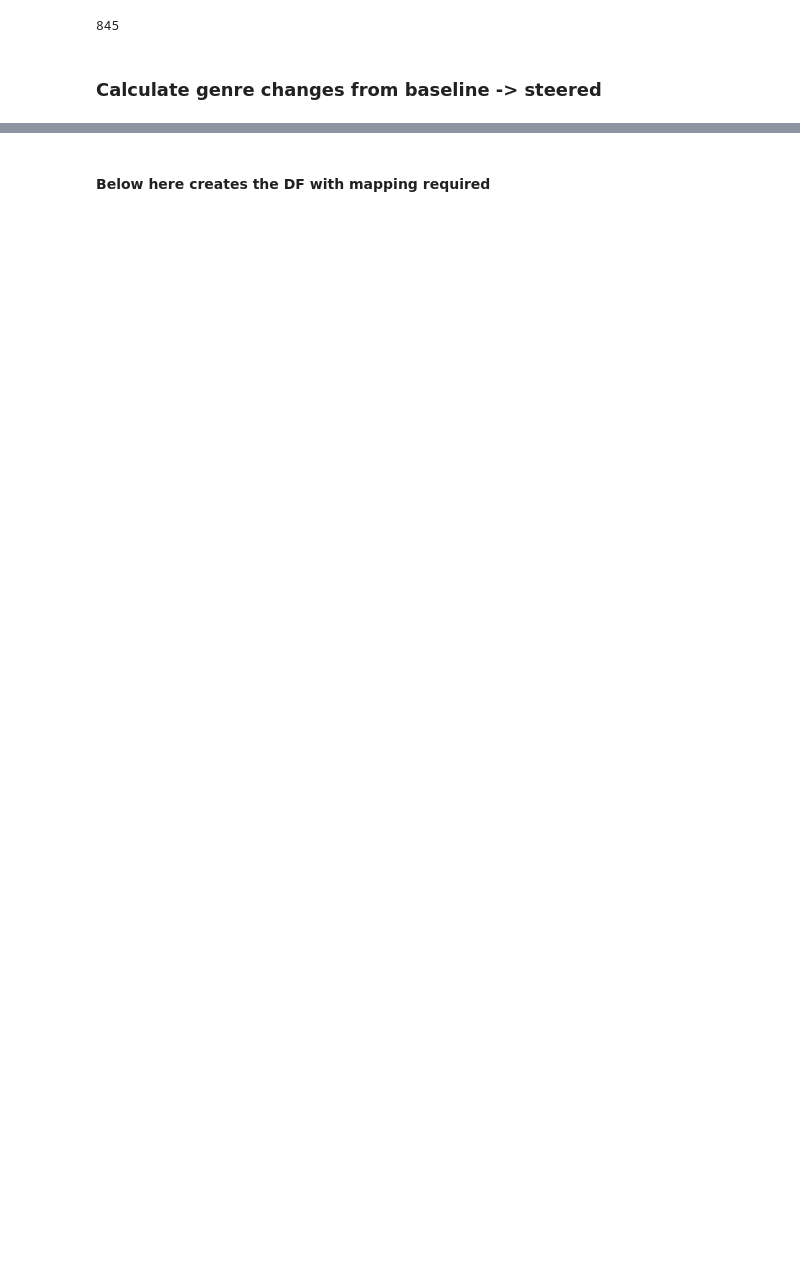
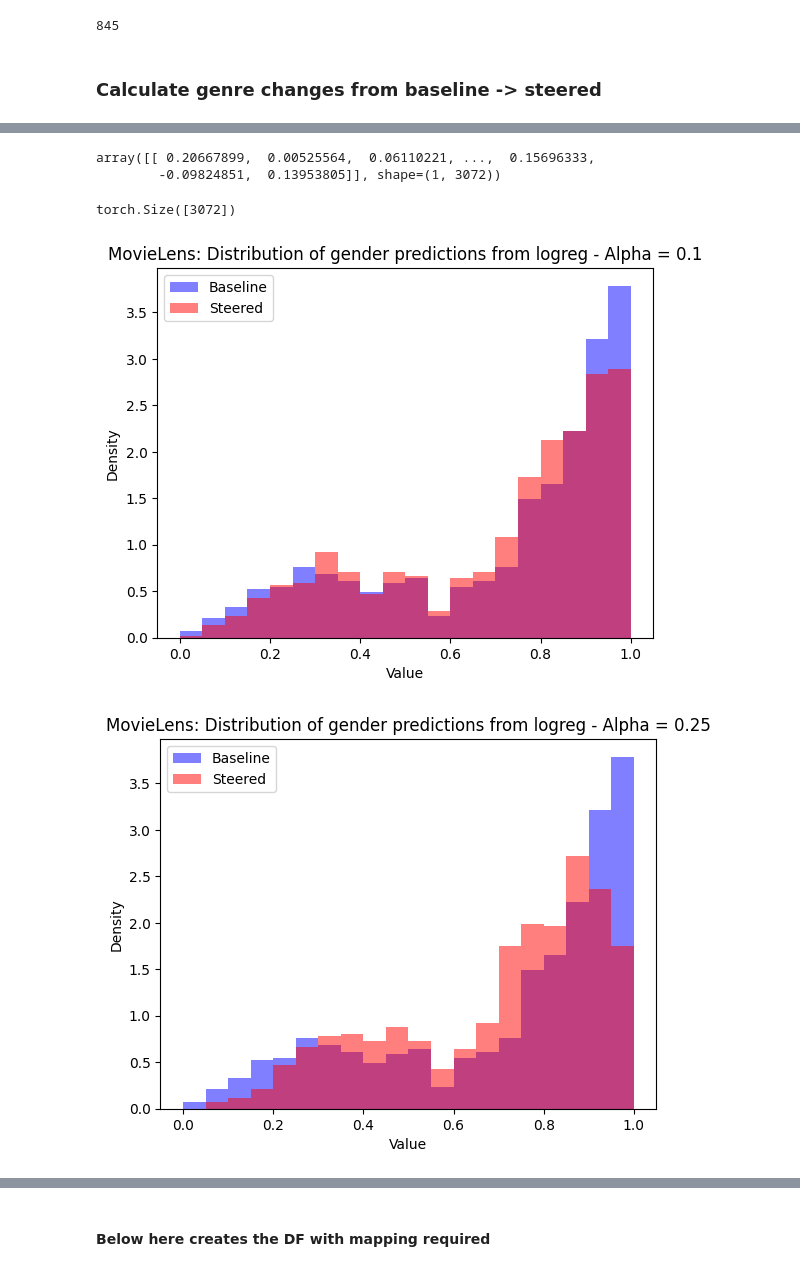
Before and after one commit to jessmka/steering, a Jupyter notebook: ranking_eval_test.ipynb, the cells around one changed output, grey strips where cells are left out. Drawn from its saved outputs; the diff is of its cells as text; code cells hidden in the pictures; blank space fills up the shorter version.

```diff
--- a/ranking_eval_test.ipynb
+++ b/ranking_eval_test.ipynb
@@ -266,0 +367,8 @@ np.float64(0.0022596206659544205)
+# %%
+from get_recs_ranker import GetRecs
+folder = '/Users/jessicakahn/Documents/repos/Glocal_K/1/'
+model_name = "llama3b"
+if model_name == 'tinyllama':
+    last_layer = 21
+else:
+    last_layer = 27
@@ -266,0 +406,9 @@ np.float64(0.0022596206659544205)
+# %%
+# results
+W_probe = torch.tensor(regress_list[last_layer].coef_, dtype=torch.float32, device='cpu')
+W_probe_T = W_probe.T
+pinv_W_T = torch.linalg.pinv(W_probe).T
+# %%
+clf = regress_list[last_layer]
+with open('scratch/probe_last_layer_for_plots.pkl','wb') as f:
+    pickle.dump(clf,f)
@@ -266,0 +417,57 @@ np.float64(0.0022596206659544205)
+# %%
+clf.coef_
+# %% [output]
+array([[ 0.20667899,  0.00525564,  0.06110221, ...,  0.15696333,
+        -0.09824851,  0.13953805]], shape=(1, 3072))
+# %%
+# # Open the file and dump the data
+# with open('scratch/movie_logit_plots.json', 'w') as json_file:
+#     json.dump(embedding_data_dict[last_layer], json_file, indent=4)
+
+embedding_data_dict[last_layer][0]['hidden'].shape
+# %% [output]
+torch.Size([3072])
+# %%
+# embedding_data_dict[22]
+# pred_list =
+for alpha in [0.1, 0.25, 0.5, 0.75, 0.9, 1]:
+    plot_logits_M = dict(baseline=[], steered=[])
+    plot_logits_F = dict(baseline=[], steered=[])
+    for item in embedding_data_dict[last_layer]:
+        x_proj0 = item['hidden'].to(torch.float32) @ W_probe_T
+        x_proj = x_proj0 @ pinv_W_T
+        # steering vector v (on GPU)
+        v = -x_proj
+        item['steered'] = item['hidden'] + alpha * v
+        item['baseline_logit'] = clf.predict_proba(item['hidden'].reshape(1, -1).to(torch.float32))[0]
+        item['steered_logit'] = clf.predict_proba(item['steered'].reshape(1, -1).to(torch.float32))[0]
+        if user['demo'] == 'M':
+            plot_logits_M['baseline'].append(user['baseline_logit'][1])
+            plot_logits_M['steered'].append(user['steered_logit'][1])
+        else:
+            plot_logits_F['baseline'].append(user['baseline_logit'][1])
+            plot_logits_F['steered'].append(user['steered_logit'][1])
+
+    all_values = np.concatenate([plot_logits_F['baseline'], plot_logits_F['steered']])
+    bins = np.histogram_bin_edges(all_values, bins=20)
+    plt.hist([i['baseline_logit'][1] for i in embedding_data_dict[last_layer]], bins=bins, density=True, alpha=0.5, label='Baseline', color='blue')
+    plt.hist([i['steered_logit'][1] for i in embedding_data_dict[last_layer]], bins=bins, density=True, alpha=0.5, label='Steered', color='red')
+
+    # Add labels, title, and legend
+    plt.xlabel('Value')
+    plt.ylabel('Density')
+    plt.title(f'MovieLens: Distribution of gender predictions from logreg - Alpha = {alpha}')
+    plt.legend()
+
+    # Display the plot
+    plt.show()
+
+    # Save the data for plotting
+    # with open('scratch/movie_logit_plots_M.json', 'w') as json_file:
+    #     json.dump(plot_logits_M, json_file, indent=4)
+
+    # with open('scratch/movie_logit_plots_F.json', 'w') as json_file:
+    #     json.dump(plot_logits_F, json_file, indent=4)
+# %% [output]
+[figure, added]
+[figure, added]
```
Also changed, not shown: parts of 54 cells of this notebook.
